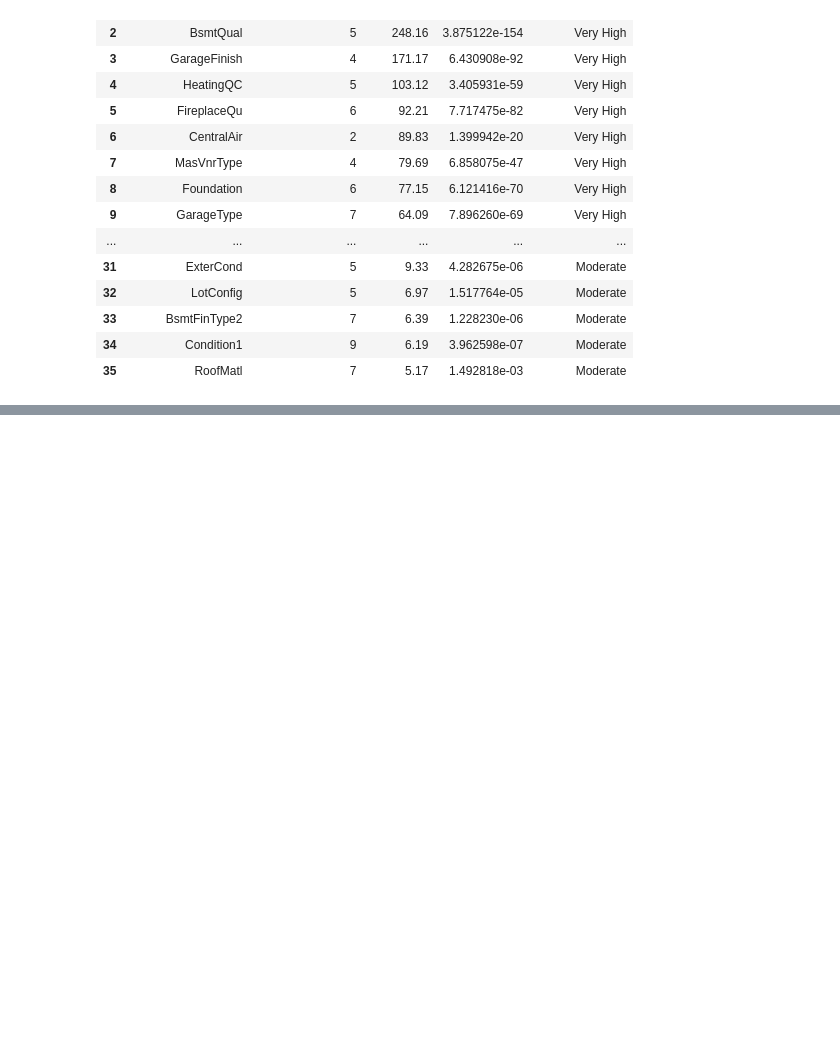
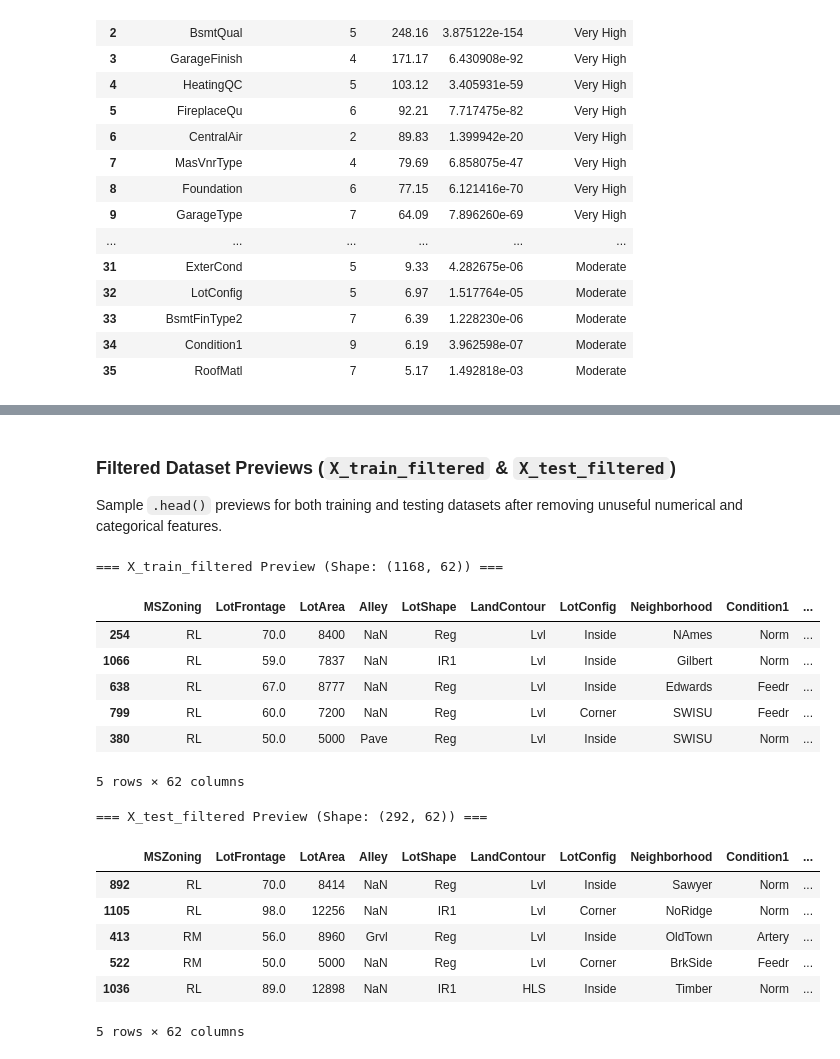
Before and after one commit to VenuriDampahalage/ames-housing-price-prediction, a Jupyter notebook: preProcessing.ipynb, the cells around one changed output, grey strips where cells are left out. Saved outputs shown, nothing was run; the diff lists cells and outputs as text; code cells hidden in the pictures; blank space fills up the shorter version.

```diff
--- a/preProcessing.ipynb
+++ b/preProcessing.ipynb
@@ -425,0 +472,27 @@ Selected 36 Categorical Features out of 42 (Cutoff: p < 0.05 & F >= 5.0):
+# %% [markdown]
+### Filtered Dataset Previews (`X_train_filtered` & `X_test_filtered`)
+
+Sample `.head()` previews for both training and testing datasets after removing unuseful numerical and categorical features.
+# %%
+print(f"=== X_train_filtered Preview (Shape: {X_train_filtered.shape}) ===")
+display(X_train_filtered.head())
+
+print(f"\n=== X_test_filtered Preview (Shape: {X_test_filtered.shape}) ===")
+display(X_test_filtered.head())
+# %% [output]
+=== X_train_filtered Preview (Shape: (1168, 62)) ===
+|  | MSZoning | LotFrontage | LotArea | Alley | LotShape | LandContour | LotConfig | Neighborhood | Condition1 | ... |
+| 254 | RL | 70.0 | 8400 | NaN | Reg | Lvl | Inside | NAmes | Norm | ... |
+| 1066 | RL | 59.0 | 7837 | NaN | IR1 | Lvl | Inside | Gilbert | Norm | ... |
+| 638 | RL | 67.0 | 8777 | NaN | Reg | Lvl | Inside | Edwards | Feedr | ... |
+| 799 | RL | 60.0 | 7200 | NaN | Reg | Lvl | Corner | SWISU | Feedr | ... |
+| 380 | RL | 50.0 | 5000 | Pave | Reg | Lvl | Inside | SWISU | Norm | ... |
+5 rows × 62 columns
+=== X_test_filtered Preview (Shape: (292, 62)) ===
+|  | MSZoning | LotFrontage | LotArea | Alley | LotShape | LandContour | LotConfig | Neighborhood | Condition1 | ... |
+| 892 | RL | 70.0 | 8414 | NaN | Reg | Lvl | Inside | Sawyer | Norm | ... |
+| 1105 | RL | 98.0 | 12256 | NaN | IR1 | Lvl | Corner | NoRidge | Norm | ... |
+| 413 | RM | 56.0 | 8960 | Grvl | Reg | Lvl | Inside | OldTown | Artery | ... |
+| 522 | RM | 50.0 | 5000 | NaN | Reg | Lvl | Corner | BrkSide | Feedr | ... |
+| 1036 | RL | 89.0 | 12898 | NaN | IR1 | HLS | Inside | Timber | Norm | ... |
+5 rows × 62 columns
```
Also changed, not shown: parts of 4 cells of this notebook.
